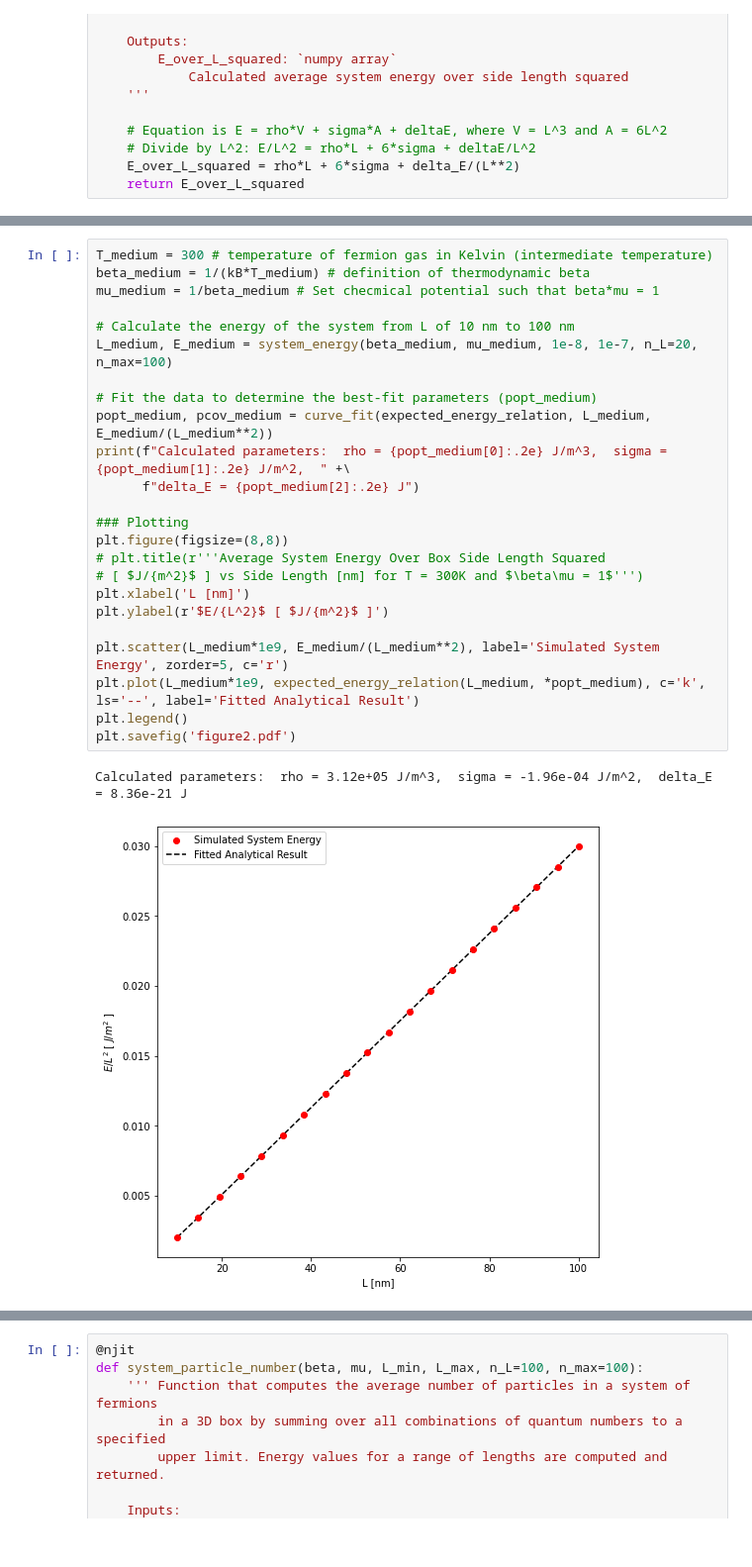
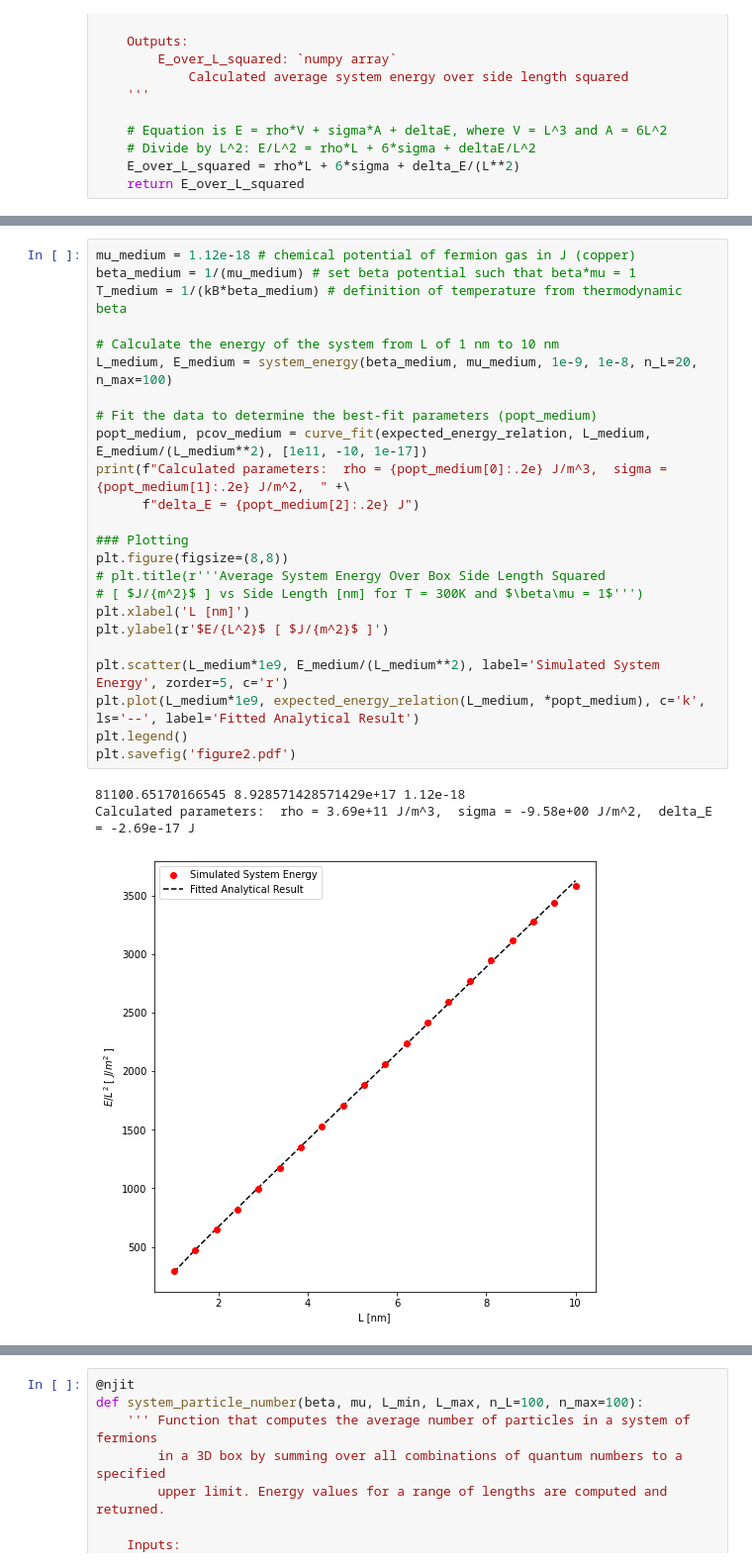
Before and after one commit to anshrg/PHYS426-Final-Project, a Jupyter notebook: Fermi Gas.ipynb, the cells around one changed output, grey strips where cells are left out. Shown: that part at 99% size. Saved outputs shown, nothing was run; the diff lists cells and outputs as text.

```diff
--- a/Fermi Gas.ipynb
+++ b/Fermi Gas.ipynb
@@ -162,28 +163,29 @@ Calculated parameters:  rho = 1.57e+02 J/m^3,  sigma = -5.61e-07 J/m^2,  delta_E
 # %%
-T_medium = 300 # temperature of fermion gas in Kelvin (intermediate temperature)
-beta_medium = 1/(kB*T_medium) # definition of thermodynamic beta
-mu_medium = 1/beta_medium # Set checmical potential such that beta*mu = 1
+mu_medium = 1.12e-18 # chemical potential of fermion gas in J (copper)
+beta_medium = 1/(mu_medium) # set beta potential such that beta*mu = 1
+T_medium = 1/(kB*beta_medium) # definition of temperature from thermodynamic beta
 
-# Calculate the energy of the system from L of 10 nm to 100 nm
-L_medium, E_medium = system_energy(beta_medium, mu_medium, 1e-8, 1e-7, n_L=20, n_max=100)
+# Calculate the energy of the system from L of 1 nm to 10 nm
+L_medium, E_medium = system_energy(beta_medium, mu_medium, 1e-9, 1e-8, n_L=20, n_max=100)
 
 # Fit the data to determine the best-fit parameters (popt_medium)
-popt_medium, pcov_medium = curve_fit(expected_energy_relation, L_medium, E_medium/(L_medium**2))
+popt_medium, pcov_medium = curve_fit(expected_energy_relation, L_medium, E_medium/(L_medium**2), [1e11, -10, 1e-17])
 print(f"Calculated parameters:  rho = {popt_medium[0]:.2e} J/m^3,  sigma = {popt_medium[1]:.2e} J/m^2,  " +\
       f"delta_E = {popt_medium[2]:.2e} J")
 
 ### Plotting
 plt.figure(figsize=(8,8))
 # plt.title(r'''Average System Energy Over Box Side Length Squared
 # [ $J/{m^2}$ ] vs Side Length [nm] for T = 300K and $\beta\mu = 1$''')
 plt.xlabel('L [nm]')
 plt.ylabel(r'$E/{L^2}$ [ $J/{m^2}$ ]')
 
 plt.scatter(L_medium*1e9, E_medium/(L_medium**2), label='Simulated System Energy', zorder=5, c='r')
 plt.plot(L_medium*1e9, expected_energy_relation(L_medium, *popt_medium), c='k', ls='--', label='Fitted Analytical Result')
 plt.legend()
 plt.savefig('figure2.pdf')
 # %% [output]
-Calculated parameters:  rho = 3.12e+05 J/m^3,  sigma = -1.96e-04 J/m^2,  delta_E = 8.36e-21 J
+81100.65170166545 8.928571428571429e+17 1.12e-18
+Calculated parameters:  rho = 3.69e+11 J/m^3,  sigma = -9.58e+00 J/m^2,  delta_E = -2.69e-17 J
-[figure, old version]
+[figure, new version]
 # %%
```
Also changed, not shown: parts of 4 cells of this notebook, 6 other files.
